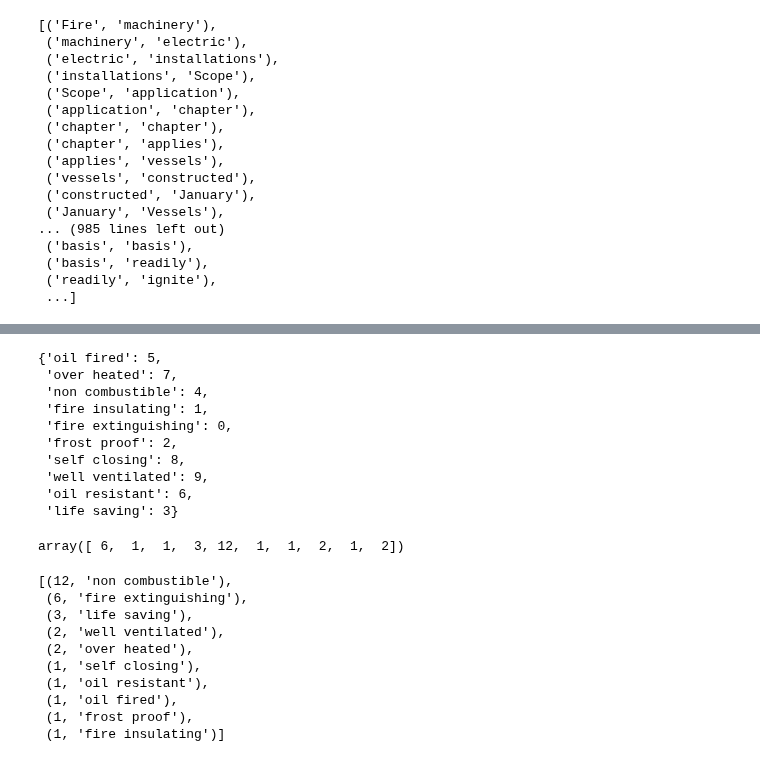
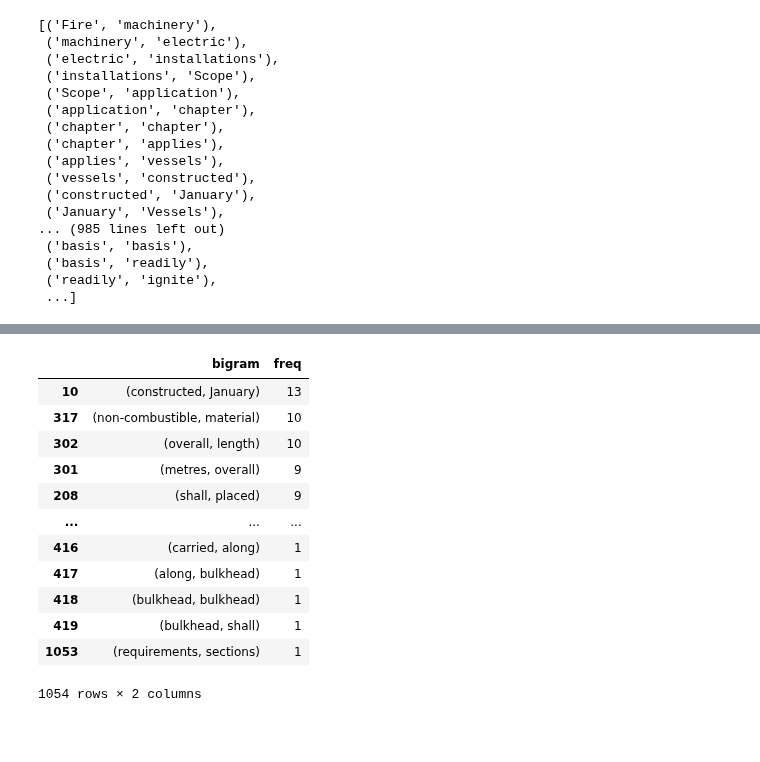
Before and after one commit to christianfosli/NLP_PoC, a Jupyter notebook: NLP Python Jupyter Notebooks/Get nouns - Two words/Get nouns - Two words.ipynb, the cells around one changed output, grey strips where cells are left out. Saved outputs shown, nothing was run; the diff lists cells and outputs as text; code cells hidden in the pictures; blank space fills up the shorter version.

Commit message:
Creating output for double word nouns.

```diff
--- a/NLP Python Jupyter Notebooks/Get nouns - Two words/Get nouns - Two words.ipynb
+++ b/NLP Python Jupyter Notebooks/Get nouns - Two words/Get nouns - Two words.ipynb
@@ -280,33 +265,26 @@ transformed_vector = n_gram_vectorizer.fit_transform(not_stopped_tokens)
-# %%
-vocabulary = n_gram_vectorizer.vocabulary_
-vocabulary
-# %% [output]
-{'oil fired': 5,
- 'over heated': 7,
- 'non combustible': 4,
- 'fire insulating': 1,
- 'fire extinguishing': 0,
- 'frost proof': 2,
- 'self closing': 8,
- 'well ventilated': 9,
- 'oil resistant': 6,
- 'life saving': 3}
-# %%
-word_count = transformed_vector.toarray().sum(axis=0)
-word_count
-# %% [output]
-array([ 6,  1,  1,  3, 12,  1,  1,  2,  1,  2])
-# %%
-sorted_word_list = sorted([(word_count[i], n_gram) for n_gram, i in vocabulary.items()], reverse=True)
-sorted_word_list
-# %% [output]
-[(12, 'non combustible'),
- (6, 'fire extinguishing'),
- (3, 'life saving'),
- (2, 'well ventilated'),
- (2, 'over heated'),
- (1, 'self closing'),
- (1, 'oil resistant'),
- (1, 'oil fired'),
- (1, 'frost proof'),
- (1, 'fire insulating')]
+# %%
+# The simplest method is to rank the most frequent bigrams.
+# Source: https://medium.com/@nicharuch/collocations-identifying-phrases-that-act-like-individual-words-in-nlp-f58a93a2f84a
+
+import pandas as pd
+
+#bigrams
+bigram_freq = finder.ngram_fd.items()
+bigramFreqTable = pd.DataFrame(list(bigram_freq), columns=['bigram','freq']).sort_values(by='freq', ascending=False)
+bigramFreqTable
+
+# However, a common issue with this is adjacent spaces, stop words, articles, prepositions or pronouns are common and are not meaningful.
+# %% [output]
+|  | bigram | freq |
+| 10 | (constructed, January) | 13 |
+| 317 | (non-combustible, material) | 10 |
+| 302 | (overall, length) | 10 |
+| 301 | (metres, overall) | 9 |
+| 208 | (shall, placed) | 9 |
+| ... | ... | ... |
+| 416 | (carried, along) | 1 |
+| 417 | (along, bulkhead) | 1 |
+| 418 | (bulkhead, bulkhead) | 1 |
+| 419 | (bulkhead, shall) | 1 |
+| 1053 | (requirements, sections) | 1 |
+1054 rows × 2 columns
```
Also changed, not shown: parts of 11 cells of this notebook, 1 other file.
